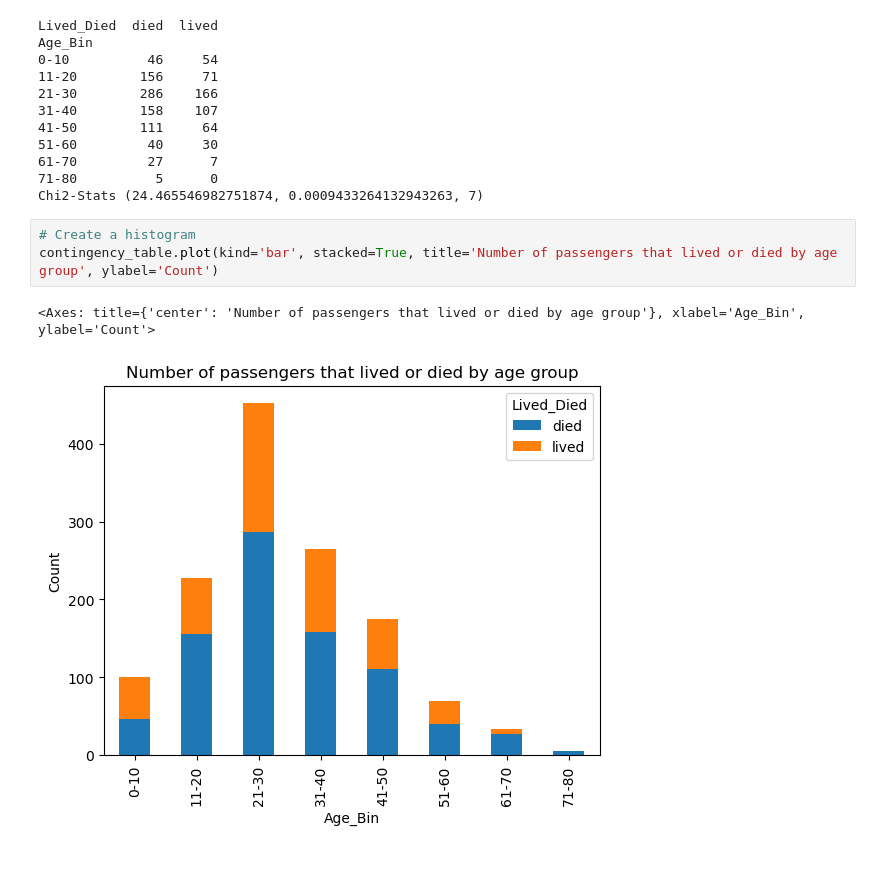
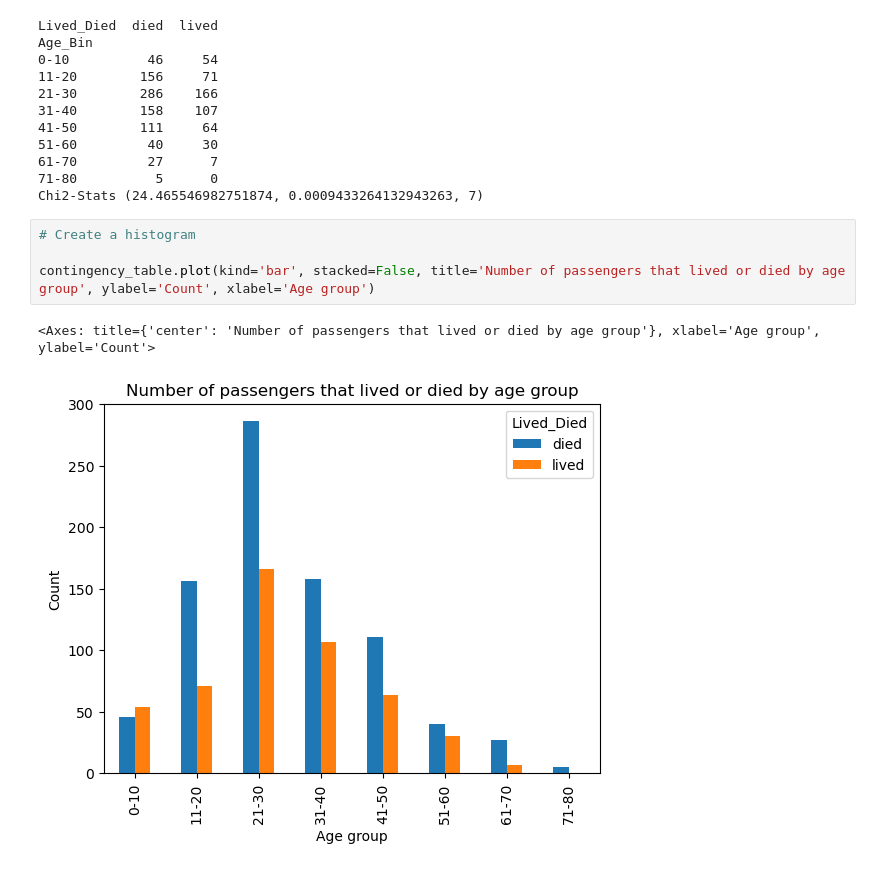
Before and after one commit to CS4580/my-notes-CarstenScholle, a Jupyter notebook: module6/titanic_passenger_analysis.ipynb, the cells around one changed output. Saved outputs shown, nothing was run; the diff lists cells and outputs as text.

```diff
--- a/module6/titanic_passenger_analysis.ipynb
+++ b/module6/titanic_passenger_analysis.ipynb
@@ -100,7 +100,8 @@ Age_Bin
 Chi2-Stats (24.465546982751874, 0.0009433264132943263, 7)
 # %%
 # Create a histogram
-contingency_table.plot(kind='bar', stacked=True, title='Number of passengers that lived or died by age group', ylabel='Count')
+
+contingency_table.plot(kind='bar', stacked=False, title='Number of passengers that lived or died by age group', ylabel='Count', xlabel='Age group')
 # %% [output]
-<Axes: title={'center': 'Number of passengers that lived or died by age group'}, xlabel='Age_Bin', ylabel='Count'>
+<Axes: title={'center': 'Number of passengers that lived or died by age group'}, xlabel='Age group', ylabel='Count'>
-[figure, old version]
+[figure, new version]
```
Also changed, not shown: parts of 33 cells of this notebook.
